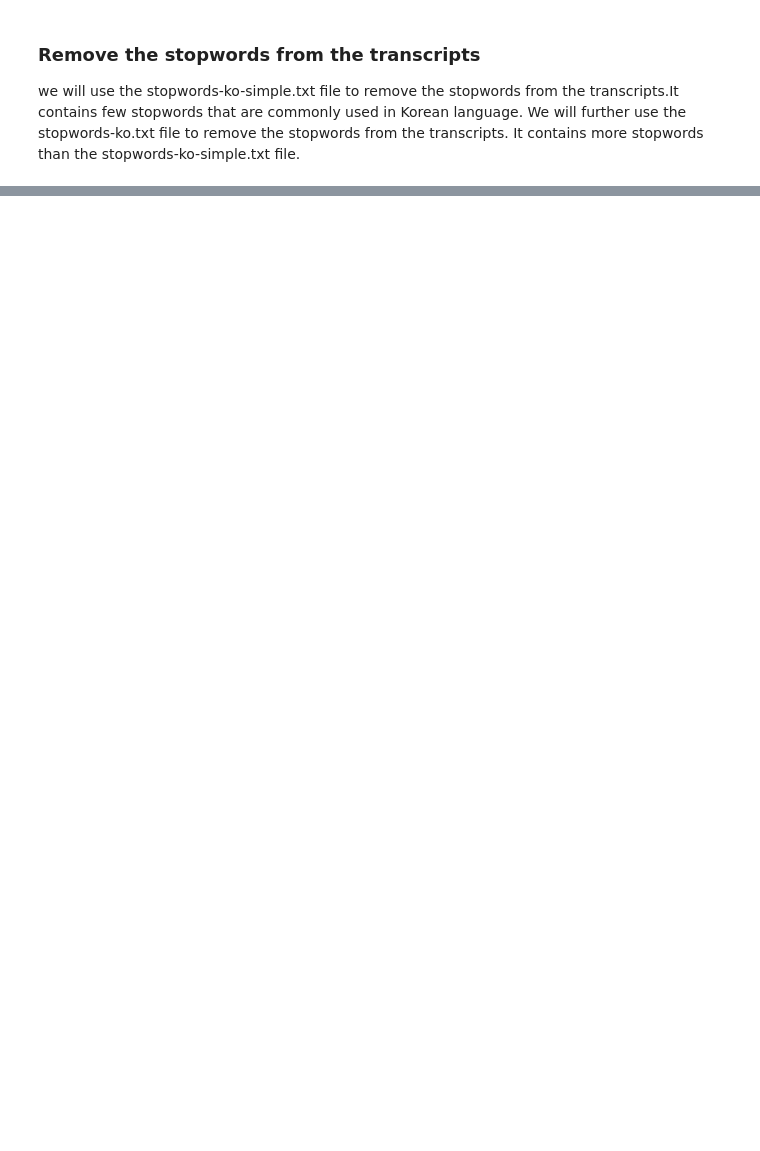
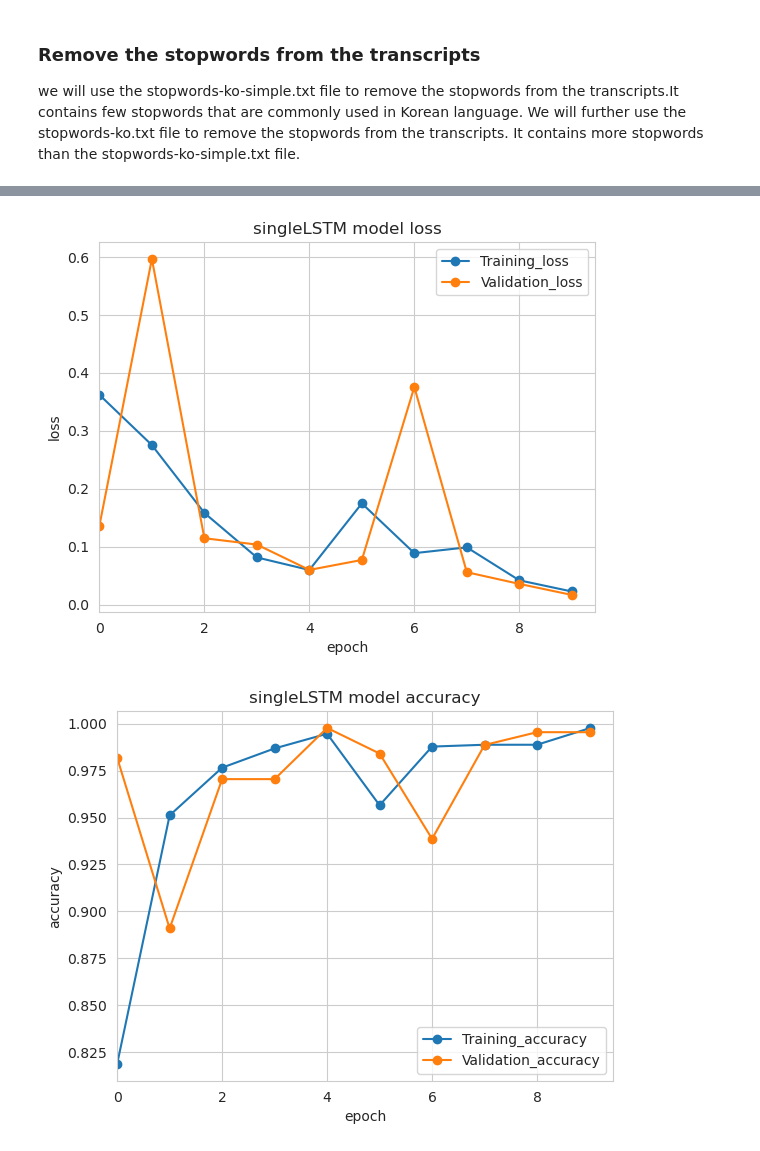
Before and after one commit to selfcontrol7/Korean_Voice_Phishing_Detection, a Jupyter notebook: Optimized_models/BT DL models for Korean Vishing.ipynb, the cells around one changed output, grey strips where cells are left out. Saved outputs shown, nothing was run; the diff lists cells and outputs as text; code cells hidden in the pictures; blank space fills up the shorter version.

```diff
--- a/Optimized_models/BT DL models for Korean Vishing.ipynb
+++ b/Optimized_models/BT DL models for Korean Vishing.ipynb
@@ -1880,0 +1306,6 @@ plt.close()
+# %%
+#plot the training and validation loss and accuracy
+plot_loss_accuracy(history_1, 'singleLSTM')
+# %% [output]
+[figure, added]
+[figure, added]
```
Also changed, not shown: parts of 159 cells of this notebook.
